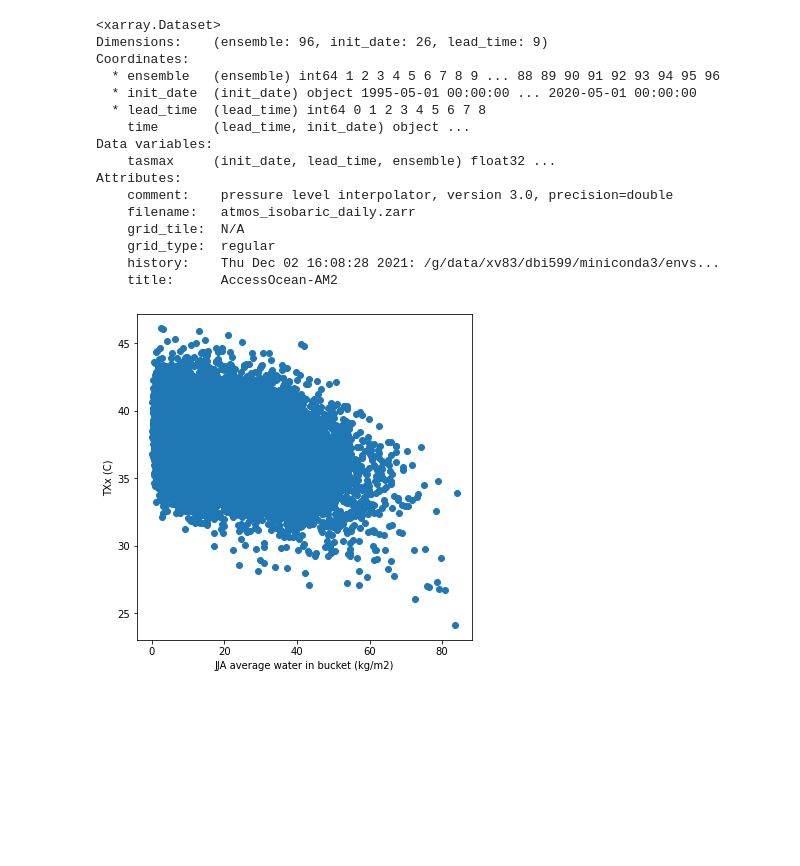
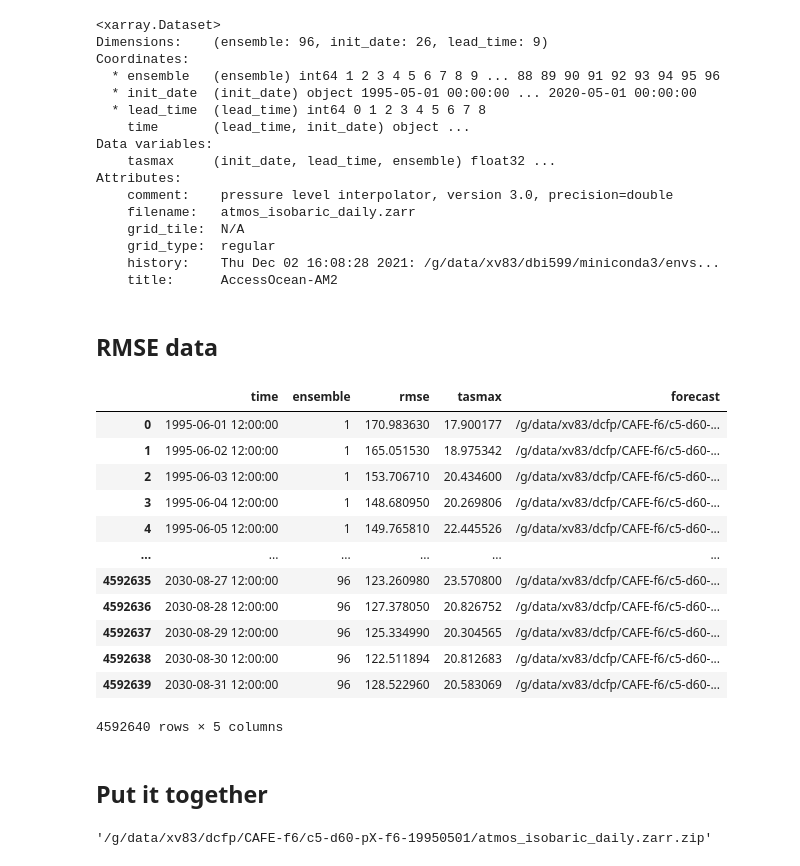
Before and after one commit to DamienIrving/seatac-txx, a Jupyter notebook: soil_moisture.ipynb, the cells around one changed output. Saved outputs shown, nothing was run; the diff lists cells and outputs as text; code cells hidden in the pictures; blank space fills up the shorter version.

```diff
--- a/soil_moisture.ipynb
+++ b/soil_moisture.ipynb
@@ -114,11 +120,5 @@ Attributes:
     grid_type:  regular
     history:    Thu Dec 02 16:08:28 2021: /g/data/xv83/dbi599/miniconda3/envs...
     title:      AccessOcean-AM2
-# %%
-fig = plt.figure(figsize=[6, 6])
-plt.scatter(ds_summer_water_may['water'].values.flatten(), ds_txx_may['tasmax'].values.flatten())
-plt.ylabel('TXx (C)')
-plt.xlabel('JJA average water in bucket (kg/m2)')
-plt.show()
-# %% [output]
-[figure, removed]
+# %% [markdown]
+## RMSE data
@@ -124,0 +127,18 @@ plt.show()
+# %%
+rmse_df
+# %% [output]
+|  | time | ensemble | rmse | tasmax | forecast |
+| 0 | 1995-06-01 12:00:00 | 1 | 170.983630 | 17.900177 | /g/data/xv83/dcfp/CAFE-f6/c5-d60-... |
+| 1 | 1995-06-02 12:00:00 | 1 | 165.051530 | 18.975342 | /g/data/xv83/dcfp/CAFE-f6/c5-d60-... |
+| 2 | 1995-06-03 12:00:00 | 1 | 153.706710 | 20.434600 | /g/data/xv83/dcfp/CAFE-f6/c5-d60-... |
+| 3 | 1995-06-04 12:00:00 | 1 | 148.680950 | 20.269806 | /g/data/xv83/dcfp/CAFE-f6/c5-d60-... |
+| 4 | 1995-06-05 12:00:00 | 1 | 149.765810 | 22.445526 | /g/data/xv83/dcfp/CAFE-f6/c5-d60-... |
+| ... | ... | ... | ... | ... | ... |
+| 4592635 | 2030-08-27 12:00:00 | 96 | 123.260980 | 23.570800 | /g/data/xv83/dcfp/CAFE-f6/c5-d60-... |
+| 4592636 | 2030-08-28 12:00:00 | 96 | 127.378050 | 20.826752 | /g/data/xv83/dcfp/CAFE-f6/c5-d60-... |
+| 4592637 | 2030-08-29 12:00:00 | 96 | 125.334990 | 20.304565 | /g/data/xv83/dcfp/CAFE-f6/c5-d60-... |
+| 4592638 | 2030-08-30 12:00:00 | 96 | 122.511894 | 20.812683 | /g/data/xv83/dcfp/CAFE-f6/c5-d60-... |
+| 4592639 | 2030-08-31 12:00:00 | 96 | 128.522960 | 20.583069 | /g/data/xv83/dcfp/CAFE-f6/c5-d60-... |
+4592640 rows × 5 columns
+# %% [markdown]
+## Put it together
@@ -124,0 +151,4 @@ plt.show()
+# %%
+forecast
+# %% [output]
+'/g/data/xv83/dcfp/CAFE-f6/c5-d60-pX-f6-19950501/atmos_isobaric_daily.zarr.zip'
```
Also changed, not shown: parts of 13 cells of this notebook.
